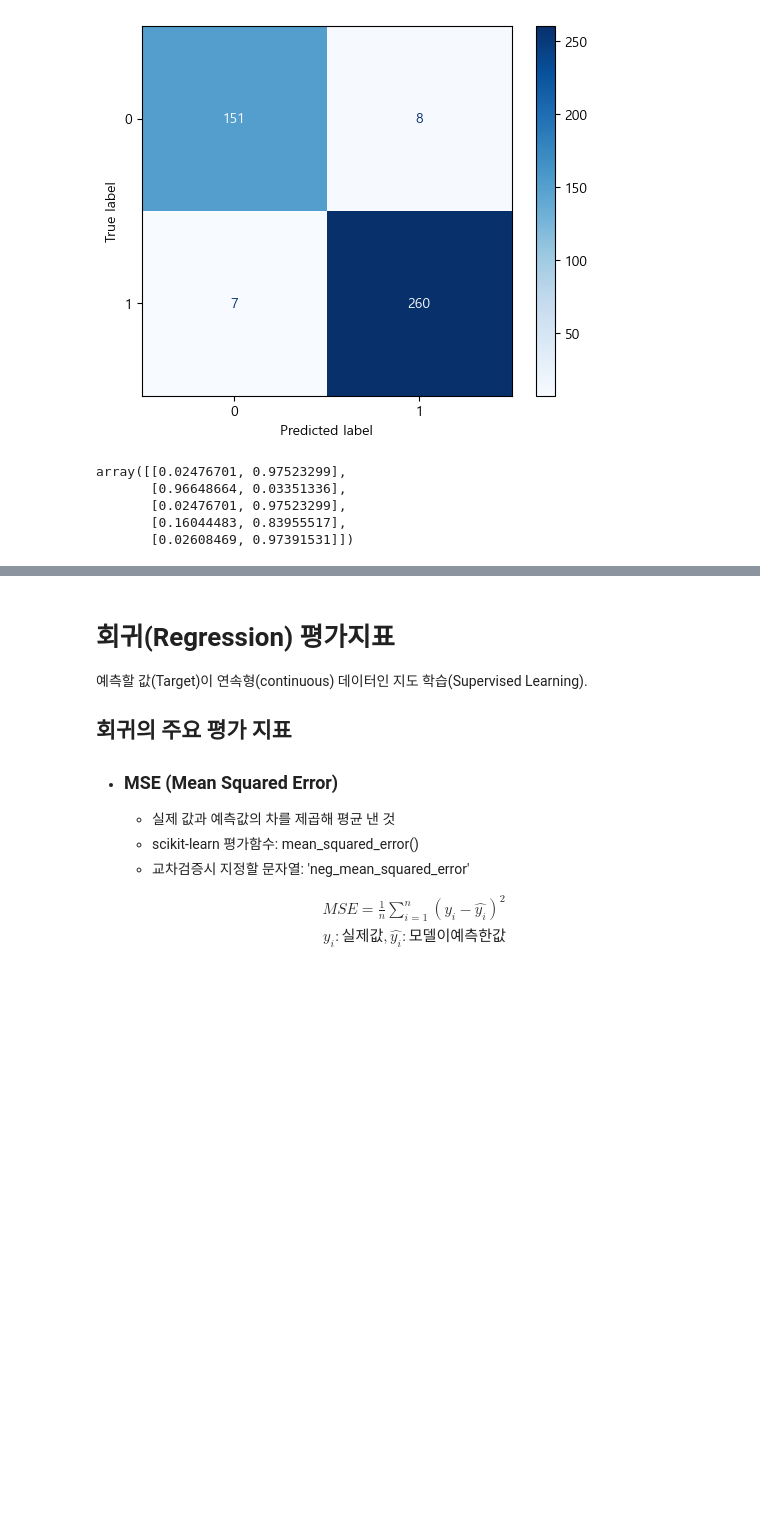
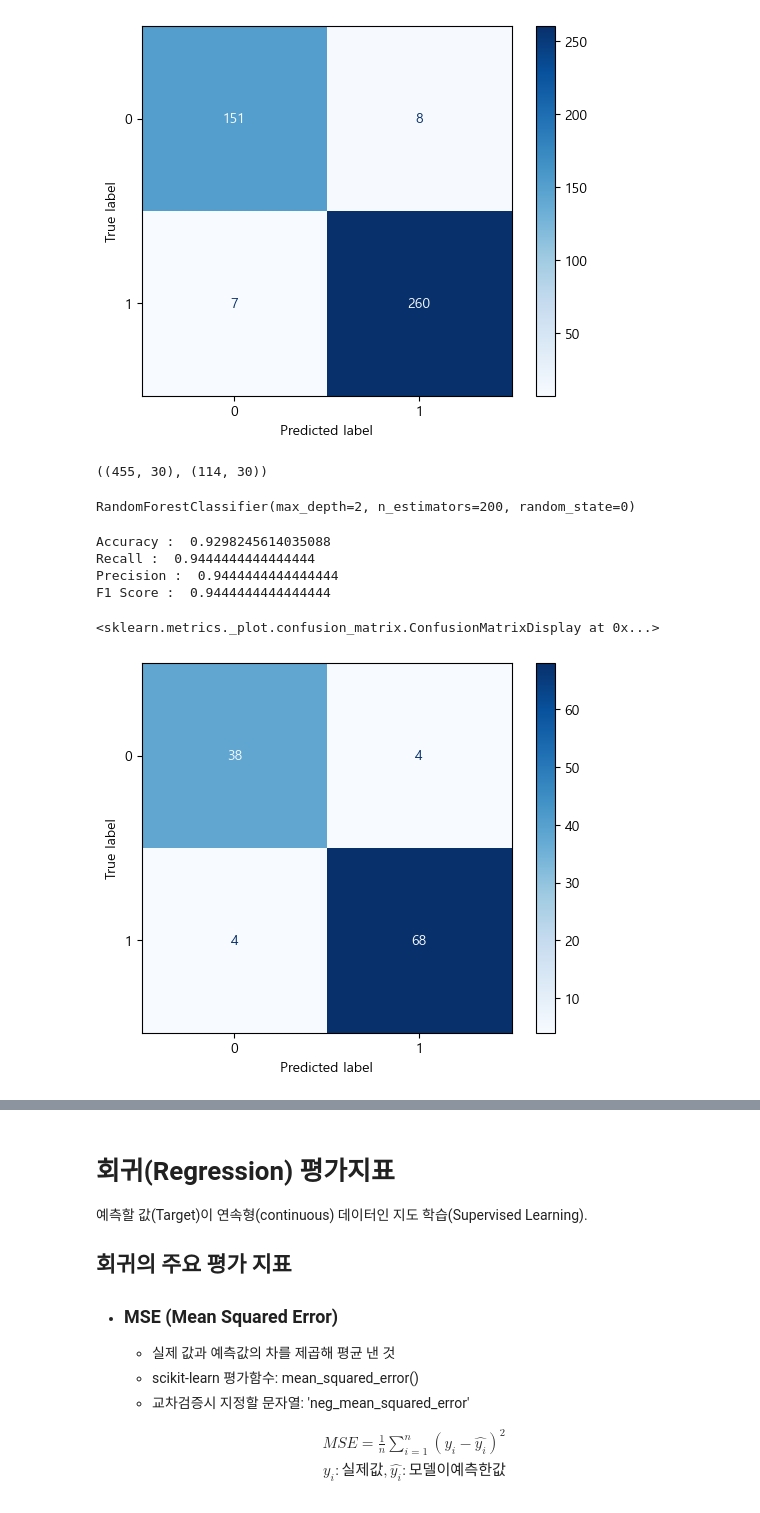
Before and after one commit to seonguihong/SKN13_mysrc, a Jupyter notebook: 08_머신러닝/05_평가지표.ipynb, the cells around one changed output, grey strips where cells are left out. Saved outputs shown, nothing was run; the diff lists cells and outputs as text; code cells hidden in the pictures; blank space fills up the shorter version.

```diff
--- a/08_머신러닝/05_평가지표.ipynb
+++ b/08_머신러닝/05_평가지표.ipynb
@@ -1028,11 +1028,44 @@ F1 점수: 0.9719626168224299
 Average Precision: 0.9979045132156701
 ROC-AUC Score: 0.996584458106612
 [figure]
-# %%
-rfc.predict_proba(X_train)[:5]
-# %% [output]
-array([[0.02476701, 0.97523299],
-       [0.96648664, 0.03351336],
-       [0.02476701, 0.97523299],
-       [0.16044483, 0.83955517],
-       [0.02608469, 0.97391531]])
+# %%
+from sklearn.model_selection import train_test_split
+X_train, X_test, y_train, y_test = train_test_split(X,y, test_size=0.2, stratify=y, random_state=0)
+X_train.shape, X_test.shape
+# %% [output]
+((455, 30), (114, 30))
+# %%
+from sklearn.ensemble import RandomForestClassifier
+# 모델 생성
+rf = RandomForestClassifier(n_estimators=200, max_depth=2, random_state=0)
+# 학습
+rf.fit(X_train, y_train)
+# %% [output]
+RandomForestClassifier(max_depth=2, n_estimators=200, random_state=0)
+# %%
+# 평가 - testset
+## 추론
+pred = rf.predict(X_test) # class를 예측 (0,1)인지
+pred_proba = rf.predict_proba(X_test)[:,1] # class 별 확률 ([0일 확률, **1일 확률]) -> roc,auc 점수 확인을 위해 1일 확률 필요
+# %%
+from sklearn.metrics import (
+    accuracy_score, recall_score, precision_score, f1_score, ConfusionMatrixDisplay, confusion_matrix,
+    precision_recall_curve, PrecisionRecallDisplay, average_precision_score, roc_curve, RocCurveDisplay, roc_auc_score
+    )
+# 평가
+print("Accuracy : ", accuracy_score(y_test, pred))
+print("Recall : ", recall_score(y_test, pred))
+print("Precision : ", precision_score(y_test, pred))
+print("F1 Score : ", f1_score(y_test, pred))
+# %% [output]
+Accuracy :  0.9298245614035088
+Recall :  0.9444444444444444
+Precision :  0.9444444444444444
+F1 Score :  0.9444444444444444
+# %%
+cm = confusion_matrix(y_test, pred)
+cm_disp = ConfusionMatrixDisplay(cm)
+cm_disp.plot(cmap="Blues")
+# %% [output]
+<sklearn.metrics._plot.confusion_matrix.ConfusionMatrixDisplay at 0x...>
+[figure, added]
```
Also changed, not shown: parts of 16 cells of this notebook, 6 other files.
